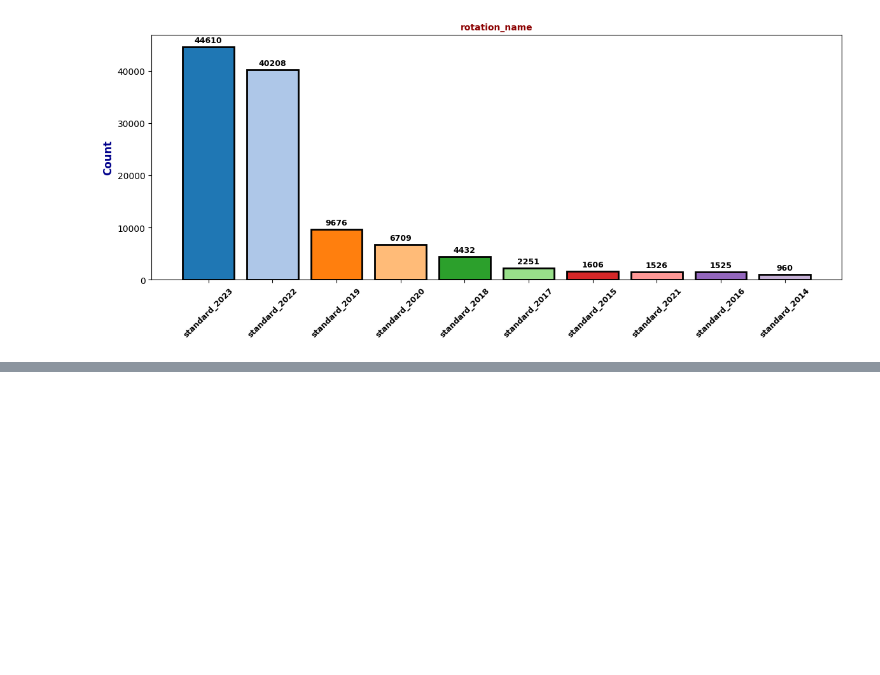
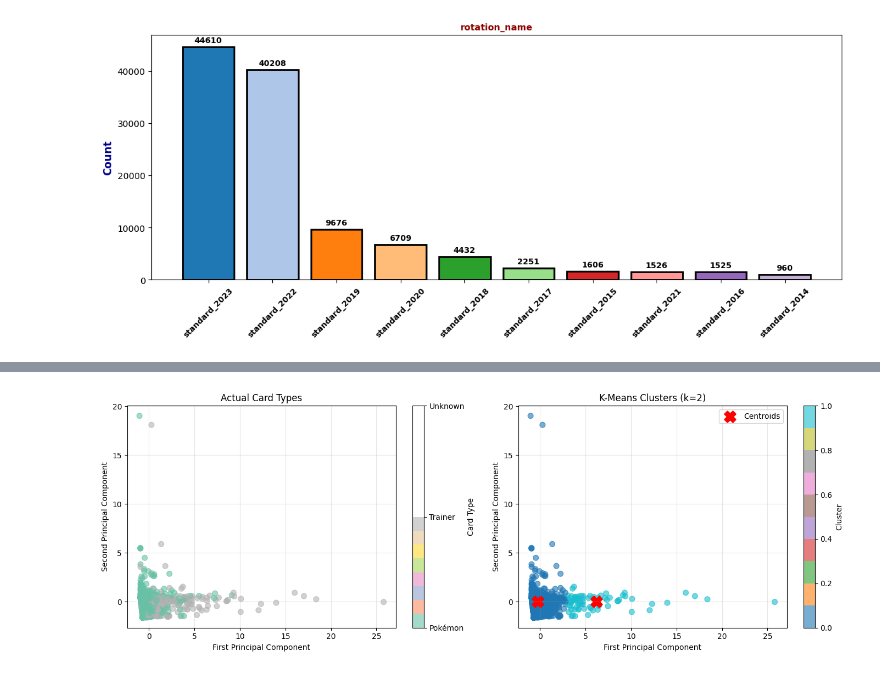
Before and after one commit to Tenderblindboi/final-project-unsupervised-Mathew, a Jupyter notebook: PokemonDataCleaner.ipynb, the cells around one changed output, grey strips where cells are left out. Drawn from its saved outputs; the diff is of its cells as text; code cells hidden in the pictures; blank space fills up the shorter version.

```diff
--- a/PokemonDataCleaner.ipynb
+++ b/PokemonDataCleaner.ipynb
@@ -576,0 +884,94 @@ for i in cols:
+# %%
+# Final k-means with optimal k from silhouette analysis
+final_kmeans = KMeans(n_clusters=best_k, random_state=42, n_init=10)
+final_labels = final_kmeans.fit_predict(scaled_features)
+
+# Apply k-means to 2D data for visualization
+final_kmeans_2d = KMeans(n_clusters=best_k, random_state=42, n_init=10)
+final_labels_2d = final_kmeans_2d.fit_predict(X_2d)
+
+# Calculate final silhouette score
+final_silhouette = silhouette_score(scaled_features, final_labels)
+
+# Calculate Adjusted Rand Index with card types
+final_ari = adjusted_rand_score(card_features_df['type_numeric'], final_labels)
+
+# Create comparison visualization
+fig, axes = plt.subplots(1, 2, figsize=(14, 5))
+
+# Actual card types
+scatter1 = axes[0].scatter(X_2d[:, 0], X_2d[:, 1],
+                          c=card_features_df['type_numeric'],
+                          cmap='Set2', alpha=0.6, s=50)
+axes[0].set_xlabel('First Principal Component')
+axes[0].set_ylabel('Second Principal Component')
+axes[0].set_title('Actual Card Types')
+axes[0].grid(True, alpha=0.3)
+cbar1 = plt.colorbar(scatter1, ax=axes[0])
+cbar1.set_ticks([0, 1, 2])
+cbar1.set_ticklabels(['Pokémon', 'Trainer', 'Unknown'])
+cbar1.set_label('Card Type')
+
+# K-means clusters with centroids
+scatter2 = axes[1].scatter(X_2d[:, 0], X_2d[:, 1],
+                          c=final_labels_2d,
+                          cmap='tab10', alpha=0.6, s=50)
+axes[1].scatter(final_kmeans_2d.cluster_centers_[:, 0],
+               final_kmeans_2d.cluster_centers_[:, 1],
+               s=200, c='red', marker='X',
+               label='Centroids', linewidths=2)
+axes[1].set_xlabel('First Principal Component')
+axes[1].set_ylabel('Second Principal Component')
+axes[1].set_title(f'K-Means Clusters (k={best_k})')
+axes[1].legend()
+axes[1].grid(True, alpha=0.3)
+cbar2 = plt.colorbar(scatter2, ax=axes[1])
+cbar2.set_label('Cluster')
+
+plt.tight_layout()
+plt.show()
+
+print(f"Final Clustering Results (k={best_k}):")
+print(f"• Silhouette Score: {final_silhouette:.3f}")
+print(f"• Adjusted Rand Index (vs Card Types): {final_ari:.3f}")
+
+# Interpret ARI
+print(f"\nAdjusted Rand Index Interpretation ({final_ari:.3f}):")
+if final_ari > 0.9:
+    print("• Excellent agreement between clusters and card types")
+    print("• Clusters strongly reflect Pokémon vs Trainer distinction")
+elif final_ari > 0.7:
+    print("• Good agreement between clusters and card types")
+    print("• Clusters capture some card type structure")
+elif final_ari > 0.5:
+    print("• Moderate agreement")
+    print("• Clusters have some relationship with card types")
+elif final_ari > 0.25:
+    print("• Fair agreement")
+    print("• Weak relationship between clusters and card types")
+else:
+    print("• Poor agreement")
+    print("• Clusters are capturing different patterns than just card types")
+
+# Show cluster statistics
+print(f"\nCluster Statistics (k={best_k}):")
+cluster_stats = card_features_df.groupby('cluster').agg({
+    'avg_price': ['mean', 'std'],
+    'avg_copies_per_deck': ['mean', 'std'],
+    'tournament_appearances': ['mean', 'std'],
+    'type_card': lambda x: x.value_counts().index[0]
+}).round(2)
+
+print(cluster_stats)
+
+# Show top cards in each cluster
+print(f"\nTop Cards in Each Cluster (by Average Price):")
+for cluster_id in range(best_k):
+    cluster_cards = card_features_df[card_features_df['cluster'] == cluster_id]
+    top_cards = cluster_cards.nlargest(3, 'avg_price')[['name_card', 'avg_price', 'type_card']]
+
+    print(f"\nCluster {cluster_id}:")
+    for idx, (_, row) in enumerate(top_cards.iterrows(), 1):
+        print(f"  {idx}. {row['name_card']:25} ${row['avg_price']:6.2f} ({row['type_card']})")
+# %% [output]
+[figure, added]
```
Also changed, not shown: parts of 33 cells of this notebook, 4 other files.
